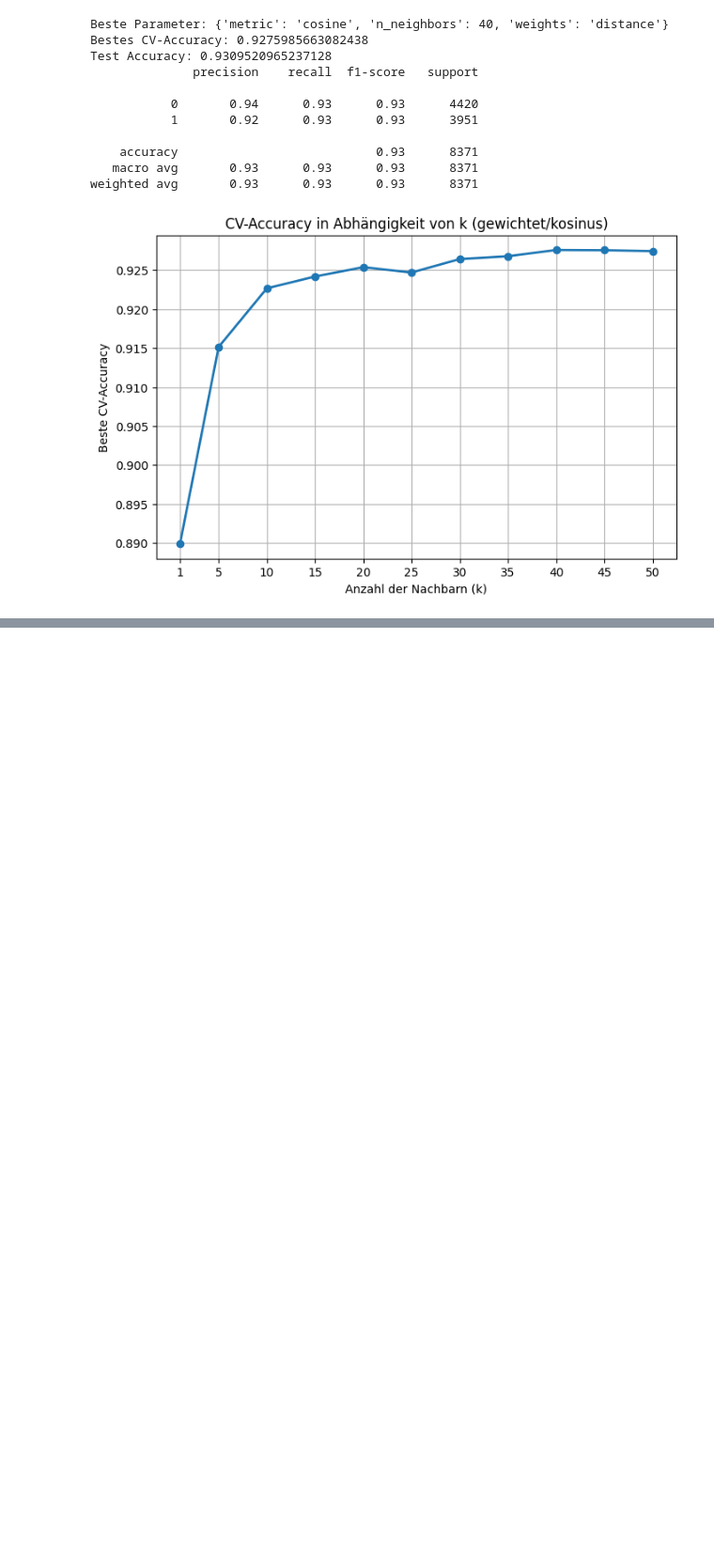
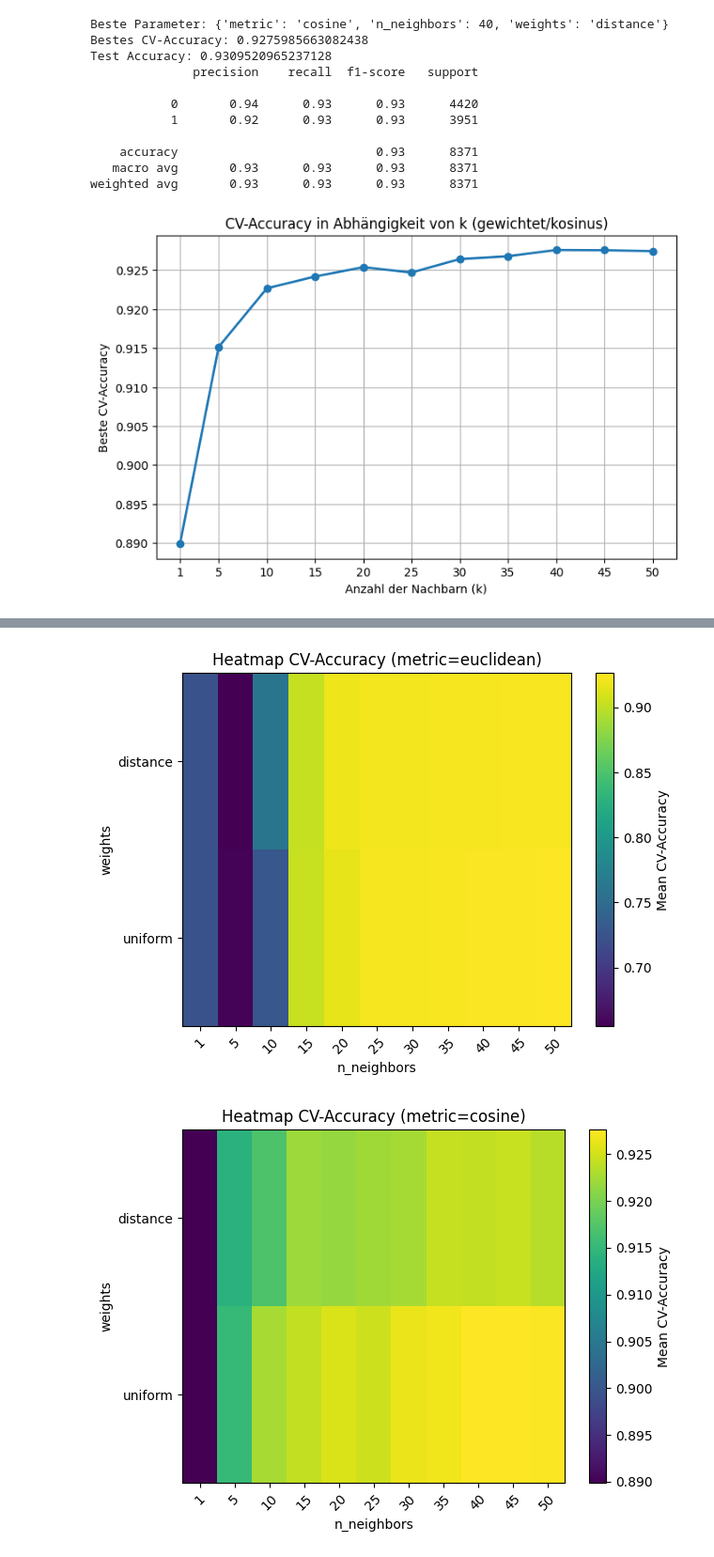
Before and after one commit to nicolasb49/-DSKI2-Football_Fake_News, a Jupyter notebook: Code/KNN_Modell.ipynb, the cells around one changed output, grey strips where cells are left out. Shown at 94% size. Saved outputs shown, nothing was run; the diff lists cells and outputs as text; code cells hidden in the pictures; blank space fills up the shorter version.

Commit message:
ich liebe plots

```diff
--- a/Code/KNN_Modell.ipynb
+++ b/Code/KNN_Modell.ipynb
@@ -625,0 +561,53 @@ weighted avg       0.93      0.93      0.93      8371
+# %%
+import numpy as np
+import pandas as pd
+import matplotlib.pyplot as plt
+
+# 1. DataFrame mit den CV-Resultaten
+cv_results = pd.DataFrame(grid_search.cv_results_)
+
+# Hilfsvariablen
+metrics = param_grid['metric']
+weights = param_grid['weights']
+neighbors = param_grid['n_neighbors']
+
+# 1) Heatmaps
+for m in metrics:
+    # nur die Zeilen mit diesem metric
+    df_m = cv_results[cv_results['param_metric'] == m]
+    # Pivot-Tabelle: Zeile=weights, Spalte=n_neighbors
+    table = df_m.pivot(index='param_weights',
+                       columns='param_n_neighbors',
+                       values='mean_test_score')
+    plt.figure()
+    plt.title(f"Heatmap CV-Accuracy (metric={m})")
+    # origin='lower' damit kleinere n in der linken unteren Ecke
+    plt.imshow(table, aspect='auto', origin='lower')
+    plt.colorbar(label='Mean CV-Accuracy')
+    plt.yticks(np.arange(len(weights)), weights)
+    plt.xticks(np.arange(len(neighbors)), neighbors, rotation=45)
+    plt.xlabel("n_neighbors")
+    plt.ylabel("weights")
+    plt.tight_layout()
+
+# 2) Kurven “Accuracy vs. n_neighbors”
+for m in metrics:
+    df_m = cv_results[cv_results['param_metric'] == m]
+    plt.figure()
+    for w in weights:
+        df_mw = df_m[df_m['param_weights'] == w]
+        # sortieren nach n_neighbors
+        df_mw = df_mw.sort_values('param_n_neighbors')
+        plt.plot(df_mw['param_n_neighbors'],
+                 df_mw['mean_test_score'],
+                 label=f"weights={w}")
+    plt.title(f"Accuracy vs. n_neighbors (metric={m})")
+    plt.xlabel("n_neighbors")
+    plt.ylabel("Mean CV-Accuracy")
+    plt.legend()
+    plt.tight_layout()
+
+plt.show()
+# %% [output]
+[figure, added]
+[figure, added]
```
Also changed, not shown: parts of 4 cells of this notebook.
